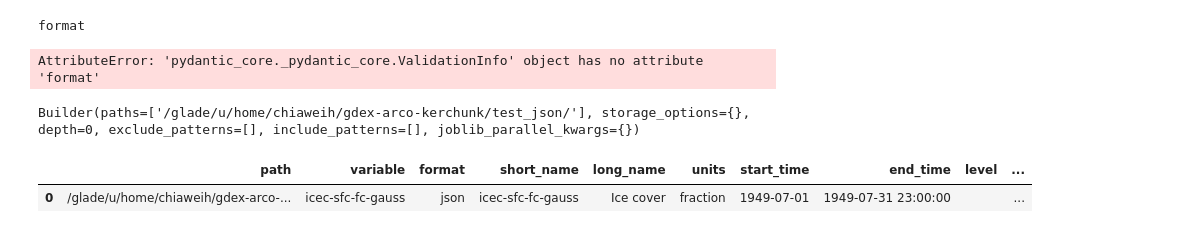
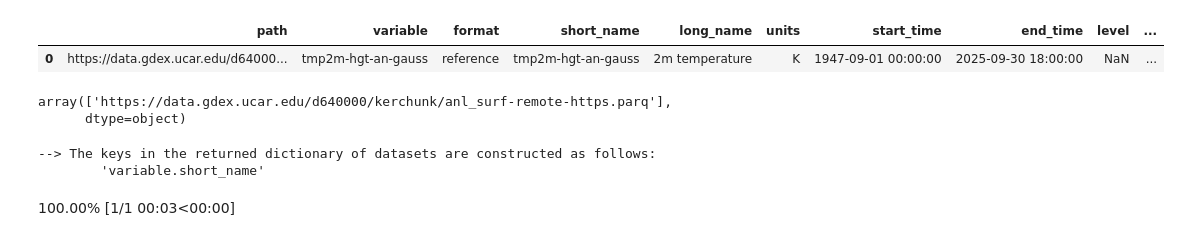
Before and after one commit to NCAR/gdex-intake-esm, a Jupyter notebook: notebooks/test_jra3q.ipynb, the cells around one changed output. Cells and saved outputs as stored; diff of their text form; code cells hidden in the pictures.

Commit message:
add testing of new intake esm

```diff
--- a/notebooks/test_jra3q.ipynb
+++ b/notebooks/test_jra3q.ipynb
@@ -12,0 +14,9 @@ This error occurred with the following context stack:
+# %%
+import intake
+import intake_esm
+import zarr
+print("intake ver:", intake.__version__)
+print("intake_esm ver:", intake_esm.__version__)
+print("zarr ver:", zarr.__version__)
+jra3q_https_url = 'https://data.gdex.ucar.edu/d640000/catalogs/d640000-https.json'
+cat = intake.open_esm_datastore(jra3q_https_url)
@@ -35,2 +47,2 @@ Length: 1, dtype: large_string[pyarrow]
 # %%
-dict_ds = cat.search(variable='mntsf-theta-an-gauss').to_dataset_dict()
+cat_temp = cat.search(variable='tmp2m-hgt-an-gauss')
@@ -63,56 +49,16 @@ import ecgtools
-# %%
-def simple_parser(file_path, var_name=None):
-
-    # create basic catalog item
-    catalog_item = {'path':file_path, 'variable':var_name, 'format':'reference'}
-
-    return catalog_item
-
-b = ecgtools.Builder(
-        paths=['/glade/u/home/chiaweih/gdex-arco-kerchunk/test_json/'],
-        depth=0,
-        exclude_patterns=None
-    )
-
-b.build(parsing_func=simple_parser, parsing_func_kwargs={'var_name': 'icec-sfc-fc-gauss'})
-
-
-b.save(
-        name='jra3q_test_catalog',
-        path_column_name='path',
-        variable_column_name='variable',
-        format_column_name='format',
-        data_format='reference',
-        groupby_attrs=[
-            'variable'
-        ],
-        aggregations=[
-            {'type': 'union', 'attribute_name': 'variable'},
-            {
-                'type': 'join_existing',
-                'attribute_name': 'time_range',
-                'options': {'dim': 'time', 'coords': 'minimal', 'compat': 'override'},
-            },
-        ],
-        catalog_type='csv',
-        description='JRA3Q test catalog',
-        directory='./',
-    )
-# %% [output]
-format
-AttributeError: 'pydantic_core._pydantic_core.ValidationInfo' object has no attribute 'format'
-# %%
-b = ecgtools.Builder(
-        paths=['/glade/u/home/chiaweih/gdex-arco-kerchunk/test_json/'],
-        depth=0,
-        exclude_patterns=None
-    )
-
-b.build(parsing_func=simple_parser, parsing_func_kwargs={'varname': 'icec-sfc-fc-gauss'})
-# %% [output]
-Builder(paths=['/glade/u/home/chiaweih/gdex-arco-kerchunk/test_json/'], storage_options={}, depth=0, exclude_patterns=[], include_patterns=[], joblib_parallel_kwargs={})
 # %%
-b.df
+cat_temp.df
 # %% [output]
 |  | path | variable | format | short_name | long_name | units | start_time | end_time | level | ... |
-| 0 | /glade/u/home/chiaweih/gdex-arco-... | icec-sfc-fc-gauss | json | icec-sfc-fc-gauss | Ice cover | fraction | 1949-07-01 | 1949-07-31 23:00:00 |  | ... |
+| 0 | https://data.gdex.ucar.edu/d64000... | tmp2m-hgt-an-gauss | reference | tmp2m-hgt-an-gauss | 2m temperature | K | 1947-09-01 00:00:00 | 2025-09-30 18:00:00 | NaN | ... |
+# %%
+cat_temp.df['path'].values
+# %% [output]
+array(['https://data.gdex.ucar.edu/d640000/kerchunk/anl_surf-remote-https.parq'],
+      dtype=object)
+# %%
+dsets = cat_temp.to_dataset_dict(xarray_open_kwargs={'engine':'kerchunk'})
+# %% [output]
+--> The keys in the returned dictionary of datasets are constructed as follows:
+        'variable.short_name'
+100.00% [1/1 00:03<00:00]
```
Also changed, not shown: parts of 21 cells of this notebook.
